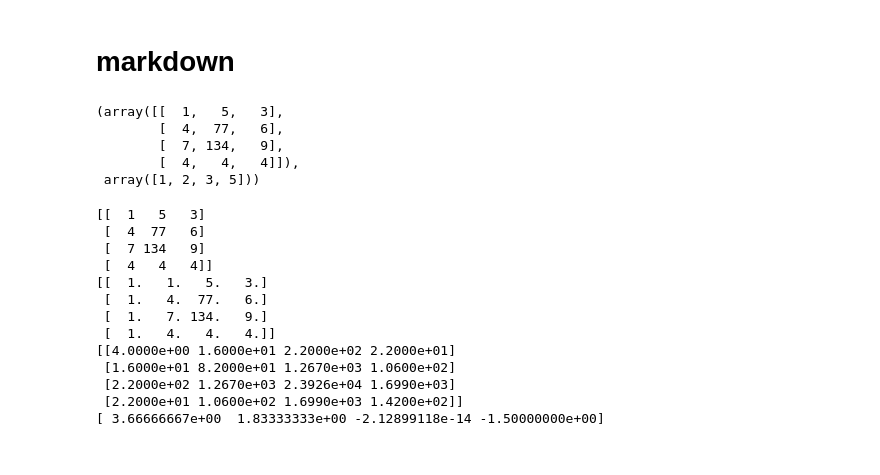
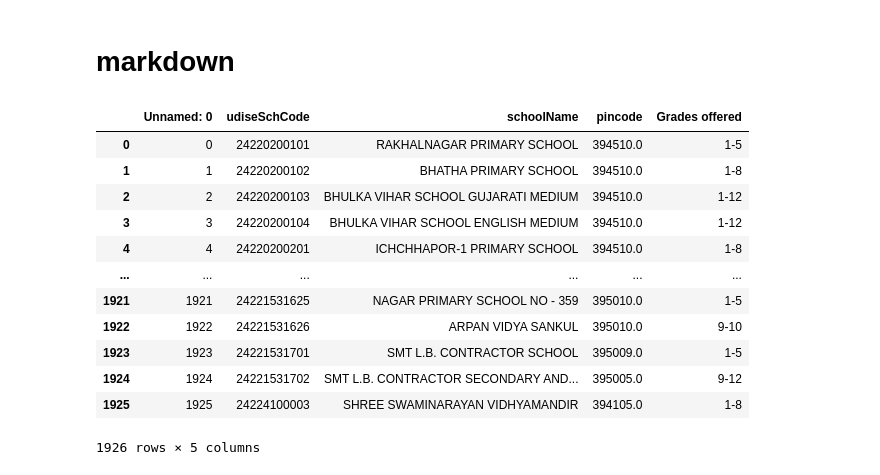
Before and after one commit to RISHIT7/Programming, a Jupyter notebook: Python/Revision/Revision.ipynb, the cells around one changed output. Drawn from its saved outputs; the diff is of its cells as text; code cells hidden in the pictures.

```diff
--- a/Python/Revision/Revision.ipynb
+++ b/Python/Revision/Revision.ipynb
@@ -1,53 +1,2 @@
 # %% [markdown]
 # markdown
-# %%
-import numpy as np
-from sklearn.datasets import make_regression
-
-# Create data set.
-X = np.array([[1, 5, 3], [4, 77, 6], [7, 134, 9], [4, 4, 4]])
-y = np.array([1, 2 ,3, 5])
-X, y
-# %% [output]
-(array([[  1,   5,   3],
-        [  4,  77,   6],
-        [  7, 134,   9],
-        [  4,   4,   4]]),
- array([1, 2, 3, 5]))
-# %%
-def linear_regression_normal_equation(X, y):
-    X_transpose = np.transpose(X)
-    X_transpose_X = np.dot(X_transpose, X)
-    X_transpose_y = np.dot(X_transpose, y)
-    print(X_transpose_X)
-    try:
-        theta = np.linalg.solve(X_transpose_X, X_transpose_y)
-        return theta
-    except np.linalg.LinAlgError:
-        return None
-
-
-# Add a column of ones to X for the intercept term
-print(X)
-X_with_intercept = np.c_[np.ones((X.shape[0], 1)), X]
-print(X_with_intercept)
-
-theta = linear_regression_normal_equation(X_with_intercept, y)
-if theta is not None:
-    print(theta)
-else:
-    print("Unable to compute theta. The matrix X_transpose_X is singular.")
-# %% [output]
-[[  1   5   3]
- [  4  77   6]
- [  7 134   9]
- [  4   4   4]]
-[[  1.   1.   5.   3.]
- [  1.   4.  77.   6.]
- [  1.   7. 134.   9.]
- [  1.   4.   4.   4.]]
-[[4.0000e+00 1.6000e+01 2.2000e+02 2.2000e+01]
- [1.6000e+01 8.2000e+01 1.2670e+03 1.0600e+02]
- [2.2000e+02 1.2670e+03 2.3926e+04 1.6990e+03]
- [2.2000e+01 1.0600e+02 1.6990e+03 1.4200e+02]]
-[ 3.66666667e+00  1.83333333e+00 -2.12899118e-14 -1.50000000e+00]
@@ -53,0 +5,17 @@ else:
+# %%
+DATA = pd.read_csv('DATA.csv')
+DATA
+# %% [output]
+|  | Unnamed: 0 | udiseSchCode | schoolName | pincode | Grades offered |
+| 0 | 0 | 24220200101 | RAKHALNAGAR PRIMARY SCHOOL | 394510.0 | 1-5 |
+| 1 | 1 | 24220200102 | BHATHA PRIMARY SCHOOL | 394510.0 | 1-8 |
+| 2 | 2 | 24220200103 | BHULKA VIHAR SCHOOL GUJARATI MEDIUM | 394510.0 | 1-12 |
+| 3 | 3 | 24220200104 | BHULKA VIHAR SCHOOL ENGLISH MEDIUM | 394510.0 | 1-12 |
+| 4 | 4 | 24220200201 | ICHCHHAPOR-1 PRIMARY SCHOOL | 394510.0 | 1-8 |
+| ... | ... | ... | ... | ... | ... |
+| 1921 | 1921 | 24221531625 | NAGAR PRIMARY SCHOOL NO - 359 | 395010.0 | 1-5 |
+| 1922 | 1922 | 24221531626 | ARPAN VIDYA SANKUL | 395010.0 | 9-10 |
+| 1923 | 1923 | 24221531701 | SMT L.B. CONTRACTOR SCHOOL | 395009.0 | 1-5 |
+| 1924 | 1924 | 24221531702 | SMT L.B. CONTRACTOR SECONDARY AND... | 395005.0 | 9-12 |
+| 1925 | 1925 | 24224100003 | SHREE SWAMINARAYAN VIDHYAMANDIR | 394105.0 | 1-8 |
+1926 rows × 5 columns
```
Also changed, not shown: parts of 2 cells of this notebook, 11 other files.
